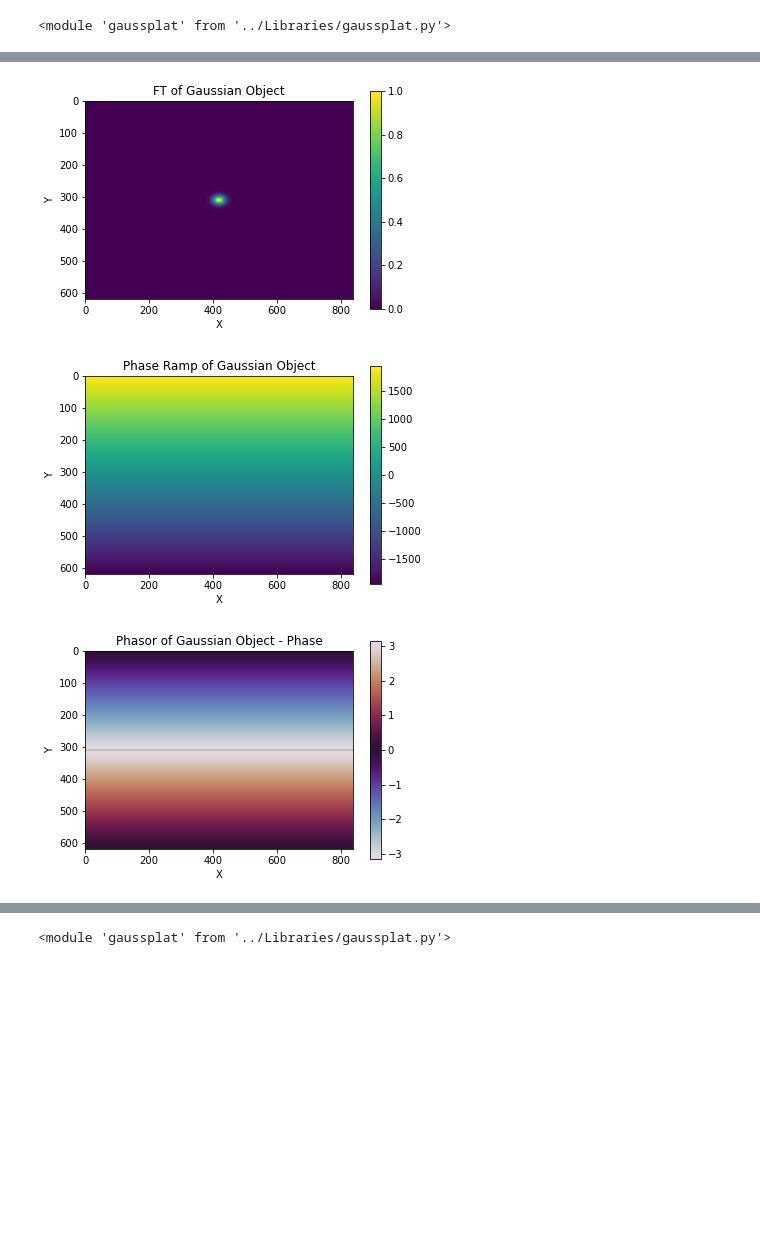
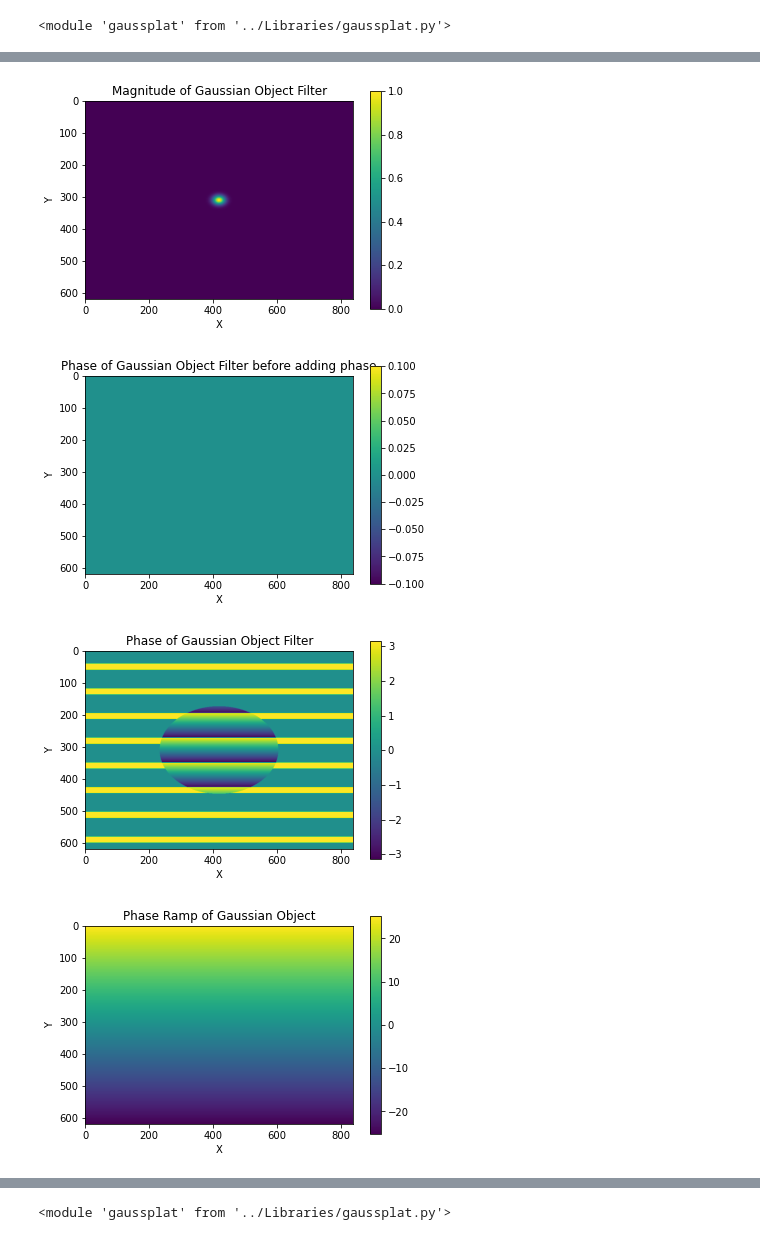
Before and after one commit to neerja/spectralmicroscope_gaussiansplatting, a Jupyter notebook: GaussSplatting/gaussian_localization.ipynb, the cells around one changed output, grey strips where cells are left out. Cells and saved outputs as stored; diff of their text form; code cells hidden in the pictures; blank space fills up the shorter version.

Commit message:
Fixed phasor creation to handle fractional parts for xshift and yshift

```diff
--- a/GaussSplatting/gaussian_localization.ipynb
+++ b/GaussSplatting/gaussian_localization.ipynb
@@ -457,14 +431,22 @@ importlib.reload(gp)
 <module 'gaussplat' from '../Libraries/gaussplat.py'>
 # %%
 # 3D Gaussian
-muy = 1.
+muy = 8.
 mux = 0.
-mul = 0.0
-sigy = 10.0
-sigx = 10.0
-sigl = 1.0
+mul = 0.
+sigy = 10.
+sigx = 10.
+sigl = 1.
 NY, NX, NL = m.shape
 
-# Create gaussian object and 3D array
+# Create gaussian object and 2D array
 g_test = gp.GaussObject(muy,mux,mul,sigy,sigx,sigl)
 [x,y,coords] = gp.createMeshGrid(NX, NY)
+g_test_vals = g_test.computeValues(coords, NY, NX)
+
+# Create phasor and phase ramp of gaussian object
+phasor_test, phaseramp_test = gp.createPhasor(x+1.1,y,g_test.mux,g_test.muy)
+
+# Compute phasor using pixelated array
+g_test_vals_f = torch.fft.fftshift(torch.fft.fft2(g_test_vals))
+g_test_vals_phasor = torch.angle(g_test_vals_f).detach().numpy()
@@ -471,32 +462,72 @@ g_test = gp.GaussObject(muy,mux,mul,sigy,sigx,sigl)
 # %%
 gauss_f_values_test = gp.createGaussFilter(g_test.covariancematrix, coords, NX, NY, g_test.amplitude)
-phasor_test, phaseramp_test = gp.createPhasor(x+1.1,y,g_test.mux,g_test.muy)
 gauss_f_test = gauss_f_values_test * phasor_test
 
 plt.figure()
-plt.imshow(torch.abs(gauss_f_test.detach()))
+plt.imshow(np.abs(gauss_f_test.detach().numpy()))
 plt.xlabel('X')
 plt.ylabel('Y')
-plt.title('FT of Gaussian Object')
+plt.title('Magnitude of Gaussian Object Filter')
+plt.colorbar()
+plt.show()
+
+plt.figure()
+plt.imshow(np.angle(gauss_f_values_test.detach().numpy()))
+plt.xlabel('X')
+plt.ylabel('Y')
+plt.title('Phase of Gaussian Object Filter before adding phase')
+plt.colorbar()
+plt.show()
+
+plt.figure()
+plt.imshow(np.angle(gauss_f_test.detach().numpy()))
+plt.xlabel('X')
+plt.ylabel('Y')
+plt.title('Phase of Gaussian Object Filter')
 plt.colorbar()
 plt.show()
 
 plt.figure()
 plt.imshow(phaseramp_test.detach().numpy())
 plt.xlabel('X')
 plt.ylabel('Y')
 plt.title('Phase Ramp of Gaussian Object')
 plt.colorbar()
 plt.show()
 
 plt.figure()
-plt.imshow(torch.angle(phasor_test).detach().numpy(), cmap='twilight')
+plt.imshow(np.angle(phasor_test.detach().numpy()), cmap='twilight')
 plt.xlabel('X')
 plt.ylabel('Y')
 plt.title('Phasor of Gaussian Object - Phase')
 plt.colorbar()
 plt.show()
+
+plt.figure()
+plt.imshow(g_test_vals.detach().numpy())
+plt.xlabel('X')
+plt.ylabel('Y')
+plt.title('Pixelated Gaussian')
+plt.colorbar()
+plt.show()
+
+plt.figure()
+plt.imshow(np.abs(g_test_vals_f.detach().numpy()))
+plt.xlabel('X')
+plt.ylabel('Y')
+plt.title('Pixelated Gaussian - in Frequency')
+plt.colorbar()
+plt.show()
+
+plt.figure()
+plt.imshow(g_test_vals_phasor, cmap='twilight')
+plt.xlabel('X')
+plt.ylabel('Y')
+plt.title('Phasor of Pixelated Gaussian - Phase')
+plt.colorbar()
+plt.show()
 # %% [output]
-[figure, old version]
+[figure, new version]
-[figure, old version]
+[figure, new version]
-[figure, old version]
+[figure, new version]
+[figure, added]
```
Also changed, not shown: parts of 8 cells of this notebook, 1 other file.
